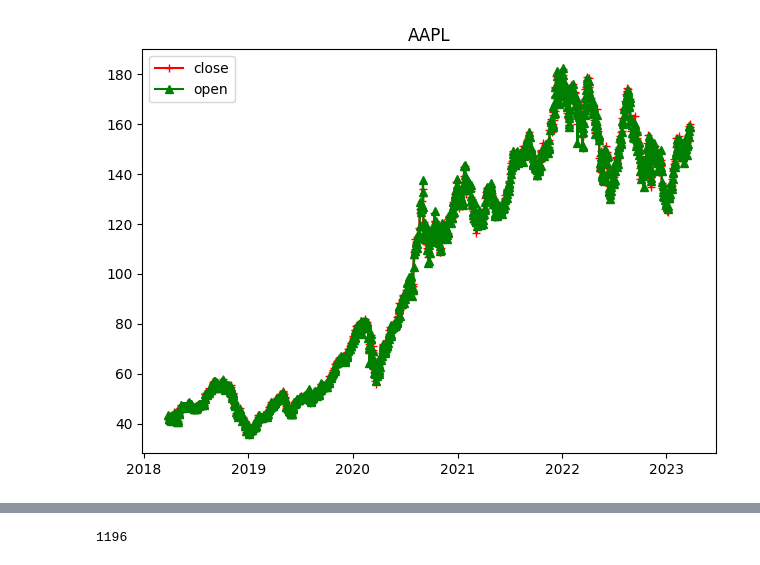
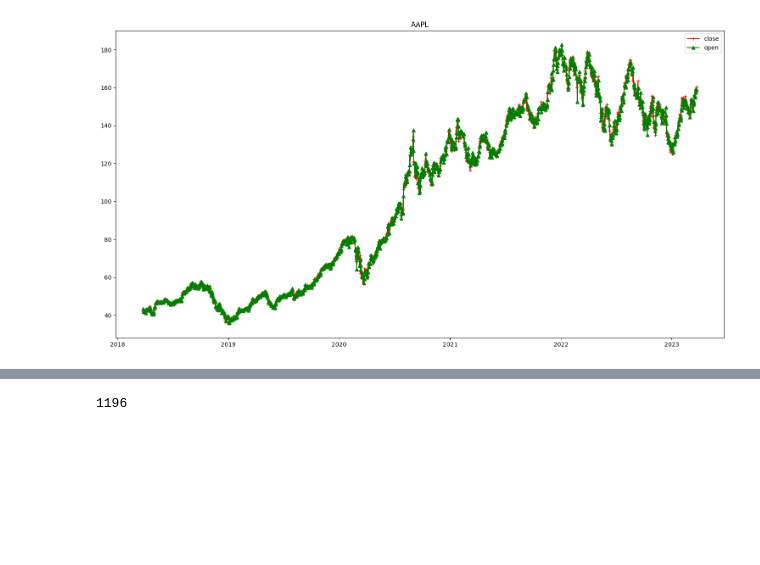
Before and after one commit to byMagg/IA, a Jupyter notebook: stocks-prediction/prediction.ipynb, the cells around one changed output, grey strips where cells are left out. Saved outputs shown, nothing was run; the diff lists cells and outputs as text; code cells hidden in the pictures; blank space fills up the shorter version.

Commit message:
add big plot

```diff
--- a/stocks-prediction/prediction.ipynb
+++ b/stocks-prediction/prediction.ipynb
@@ -40,13 +40,13 @@ data['Date'] = pd.to_datetime(data['Date'])
 dtypes: float64(5), int64(1), object(1)
 memory usage: 68.9+ KB
 # %%
-plt.figure()
+plt.figure(figsize=(15, 8))
 plt.plot(data['Date'], data['Close'], c="r", label="close", marker="+")
 plt.plot(data['Date'], data['Open'], c="g", label="open", marker="^")
 plt.title("AAPL")
 plt.legend()
 plt.tight_layout()
 # %% [output]
-[figure, old version]
+[figure, new version]
 # %%
 
```
Also changed, not shown: parts of 8 cells of this notebook.
